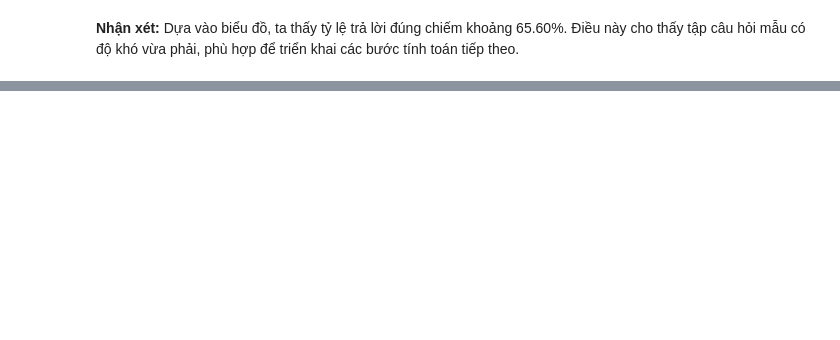
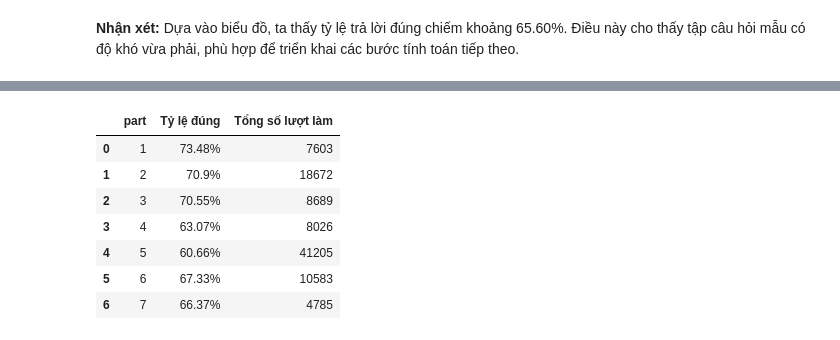
Before and after one commit to HoangThiThi199/Question_Difficulty_and_Student_Ability_Discrimination, a Jupyter notebook: Data_Cleaning.ipynb, the cells around one changed output, grey strips where cells are left out. Cells and saved outputs as stored; diff of their text form; code cells hidden in the pictures; blank space fills up the shorter version.

```diff
--- a/Data_Cleaning.ipynb
+++ b/Data_Cleaning.ipynb
@@ -61,0 +106,20 @@ print(f"Tỷ lệ trả lời đúng trung bình của mẫu: {mean_correct:.2%}
+# %%
+# Tính tỷ lệ trả lời đúng và tổng số câu hỏi đã làm cho từng Part
+part_stats = df_merged.groupby('part')['answered_correctly'].agg(['mean', 'count']).reset_index()
+
+# Đổi tên cột
+part_stats.rename(columns={'mean': 'Tỷ lệ đúng', 'count': 'Tổng số lượt làm'}, inplace=True)
+
+# Định dạng cột tỷ lệ sang dạng % (ví dụ: 0.732 -> 73.2%)
+part_stats['Tỷ lệ đúng'] = (part_stats['Tỷ lệ đúng'] * 100).round(2).astype(str) + '%'
+
+part_stats
+# %% [output]
+|  | part | Tỷ lệ đúng | Tổng số lượt làm |
+| 0 | 1 | 73.48% | 7603 |
+| 1 | 2 | 70.9% | 18672 |
+| 2 | 3 | 70.55% | 8689 |
+| 3 | 4 | 63.07% | 8026 |
+| 4 | 5 | 60.66% | 41205 |
+| 5 | 6 | 67.33% | 10583 |
+| 6 | 7 | 66.37% | 4785 |
```
Also changed, not shown: parts of 9 cells of this notebook, 2 other files.
